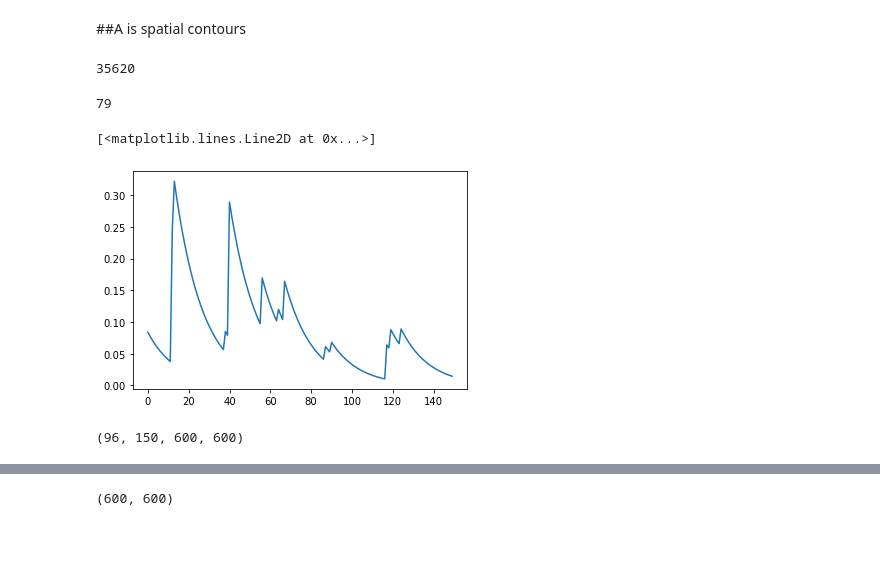
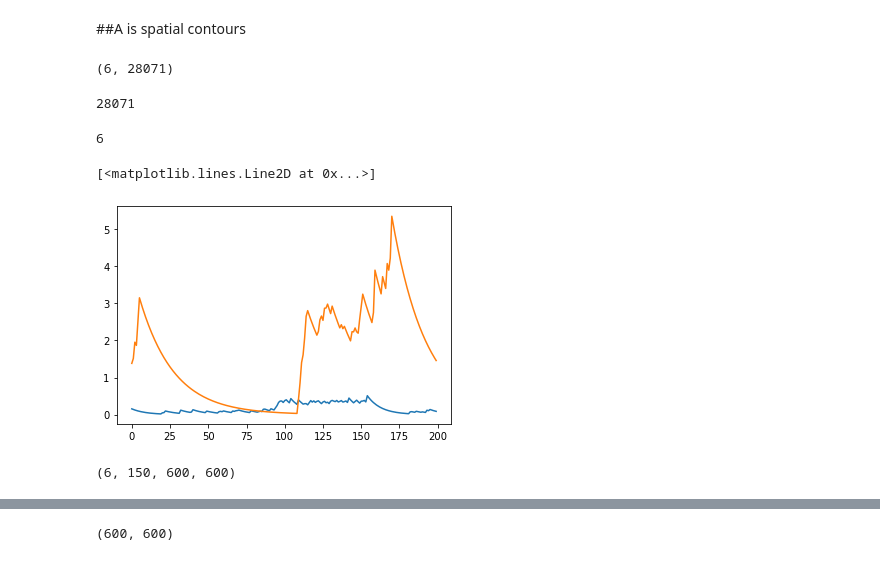
Before and after one commit to marburyvthesea/post_cnmfe_analysis, a Jupyter notebook: jjm_misc/recombine_movies.ipynb, the cells around one changed output, grey strips where cells are left out. Drawn from its saved outputs; the diff is of its cells as text; code cells hidden in the pictures.

Commit message:
changes from scientifica 2p analysis

```diff
--- a/jjm_misc/recombine_movies.ipynb
+++ b/jjm_misc/recombine_movies.ipynb
@@ -22,7 +22,7 @@ import imageio
 sys.path.append(r'C:\Users\scanimage\Documents\JJM\post_cnmfe_analysis')
 import python_utils_jjm as utils_jjm
 # %%
-results_file = r'F:\JJM\running_wheel_analysis\r2_8_day_1\cnmfe_output\20-May_20_46_25_out.mat'
+results_file = r'F:\MKB\13-Jun_11_52_21_out.mat'
 # %%
 results_file.split('/')[-1]
 # %% [output]
@@ -48,16 +68,21 @@ dense_A = results['A'].todense()
 frames = np.shape(results['C'])[1]
 # %%
 cells = np.shape(results['C'])[0]
+# %%
+np.shape(results['C'])
+# %% [output]
+(6, 28071)
 # %%
 frames
 # %% [output]
-35620
+28071
 # %%
 cells
 # %% [output]
-79
+6
-# %%
-plt.plot(results['C'][5][100:250])
-# %% [output]
-[<matplotlib.lines.Line2D at 0x...>]
-[figure, removed]
+# %%
+plt.plot(results['C'][1][:200])
+plt.plot(results['C'][4][:200])
+# %% [output]
+[<matplotlib.lines.Line2D at 0x...>]
+[figure, added]
@@ -80,7 +107,7 @@ for cell in tqdm(range(cells)):
 # %%
 np.shape(cells_reshaped)
 # %% [output]
-(96, 150, 600, 600)
+(6, 150, 600, 600)
 # %%
 cells_recombined = np.sum(cells_reshaped, axis=0)
 # %%
```
Also changed, not shown: parts of 5 cells of this notebook, 6 other files.
